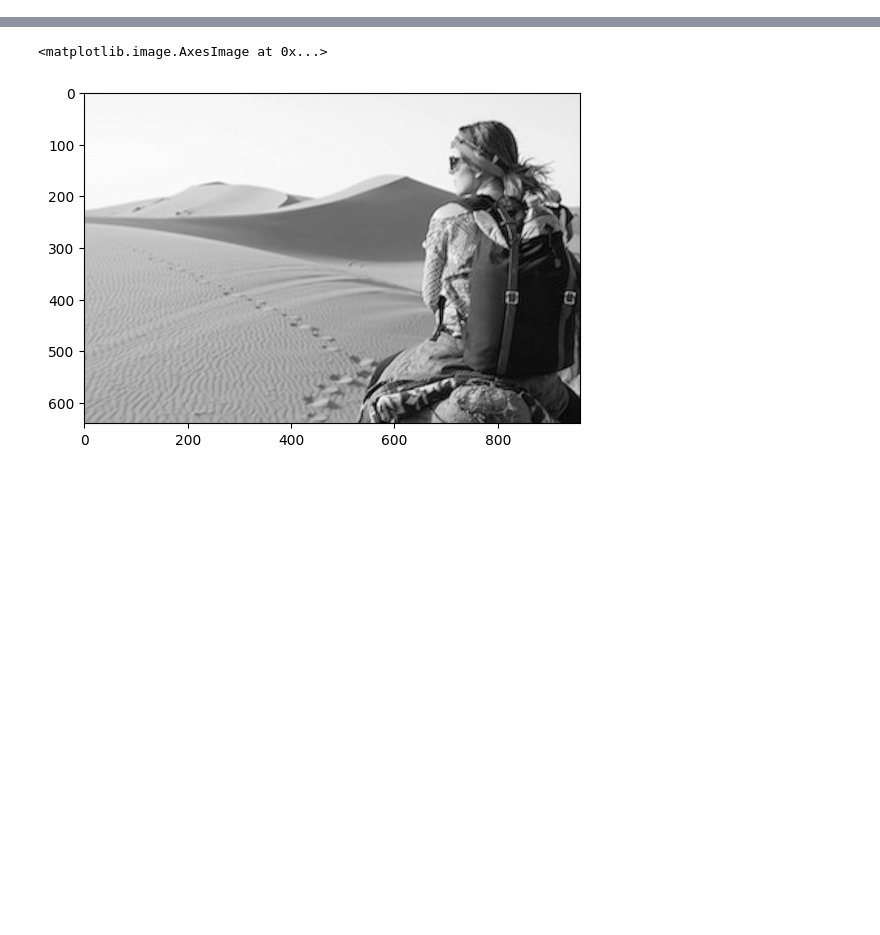
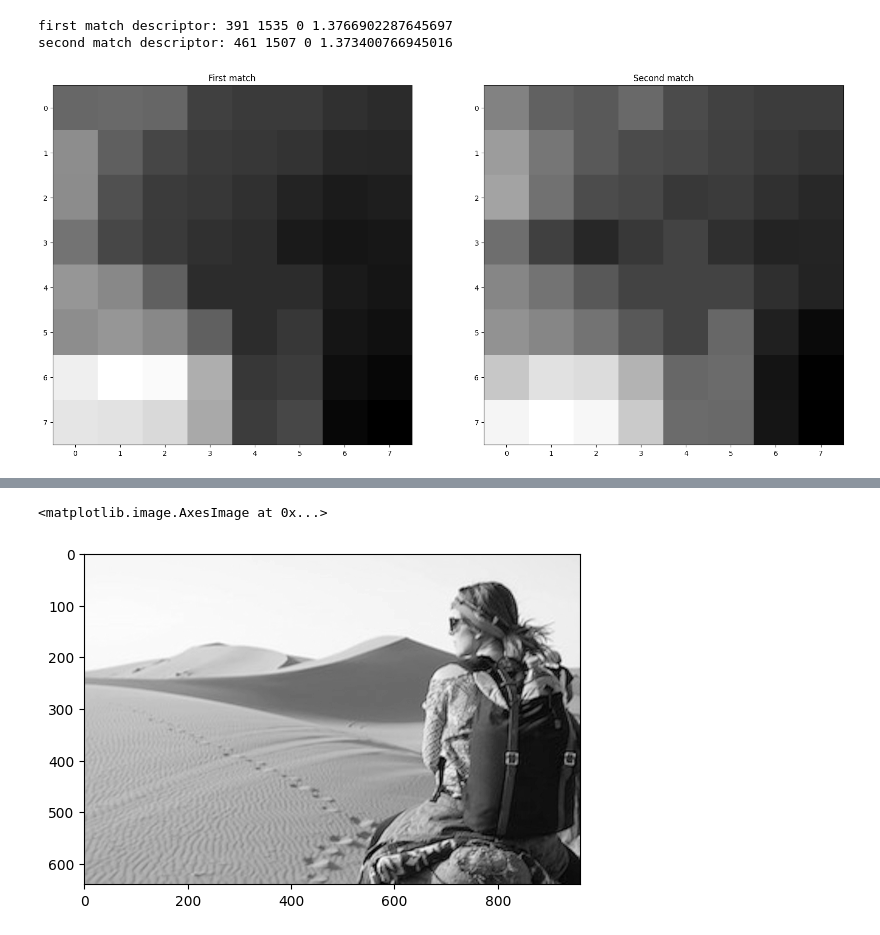
Before and after one commit to Hadartalisr/ImageProcessing, a Jupyter notebook: Ex4/ex4.ipynb, the cells around one changed output, grey strips where cells are left out. Cells and saved outputs as stored; diff of their text form; code cells hidden in the pictures; blank space fills up the shorter version.

```diff
--- a/Ex4/ex4.ipynb
+++ b/Ex4/ex4.ipynb
@@ -356,0 +420,33 @@ for i in range(scales):
+# %%
+threshold = 0.4
+harris_window_size = 5
+k = 0.04
+gaussian_kernel_window_size = 5
+suppression_window_size = 30
+descriptor_window_size = 8
+
+scales = 2
+img_low_res_path = './assets/desert_low_res.jpg'
+img_high_res_path = './assets/desert_high_res.png'
+matches_ratio_threshold = 0.8
+######## main ########
+
+
+img_low_res = cv2_open_image(img_low_res_path)
+img_high_res = cv2_open_image(img_high_res_path)
+img_low_res_gray = cv2_get_gray_img_mat(img_low_res)
+img_high_res_gray = cv2_get_gray_img_mat(img_high_res)
+low_pyramid = create_pyramid(img_low_res_gray, gaussian_kernel_window_size)
+high_pyramid = create_pyramid(img_high_res_gray, gaussian_kernel_window_size)
+corners_arr_low = multiscale_harris_corner_detector(low_pyramid, scales, harris_window_size, k, threshold, gaussian_kernel_window_size, suppression_window_size)
+corners_arr_high = multiscale_harris_corner_detector(high_pyramid, scales, harris_window_size, k, threshold, gaussian_kernel_window_size, suppression_window_size)
+#remove corners from scale > 0
+corners_arr_low[1] = np.empty_like(corners_arr_low[1])
+corners_arr_high[1] = np.empty_like(corners_arr_high[1])
+
+descriptors_low = get_mops_descriptors(low_pyramid, corners_arr_low, descriptor_window_size)
+descriptors_high = get_mops_descriptors(high_pyramid, corners_arr_high, descriptor_window_size)
+
+matches = get_best_matches(descriptors_high, descriptors_low, matches_ratio_threshold)
+
+#TODO ransac
@@ -356,0 +468,16 @@ for i in range(scales):
+# %%
+# plot the matches for i index in the matches list and print the descriptors of the first match
+i = 3
+print('first match descriptor:', matches[i][0][0], matches[i][0][1], matches[i][0][2], matches[i][0][3])
+print('second match descriptor:', matches[i][1][0], matches[i][1][1], matches[i][1][2], matches[i][1][3])
+# plot the matches next to each other
+fig, axes = plt.subplots(1, 2, figsize=(20, 20))
+axes[0].imshow(matches[i][0][4], cmap='gray')
+axes[0].set_title('First match')
+axes[1].imshow(matches[i][1][4], cmap='gray')
+axes[1].set_title('Second match')
+plt.show()
+# %% [output]
+first match descriptor: 391 1535 0 1.3766902287645697
+second match descriptor: 461 1507 0 1.373400766945016
+[figure, added]
```
Also changed, not shown: parts of 28 cells of this notebook.
